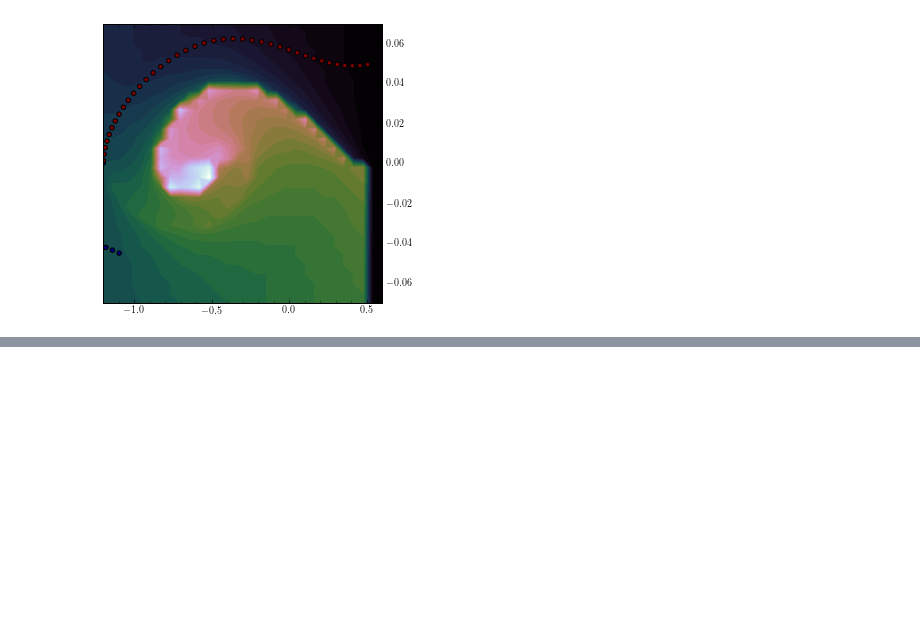
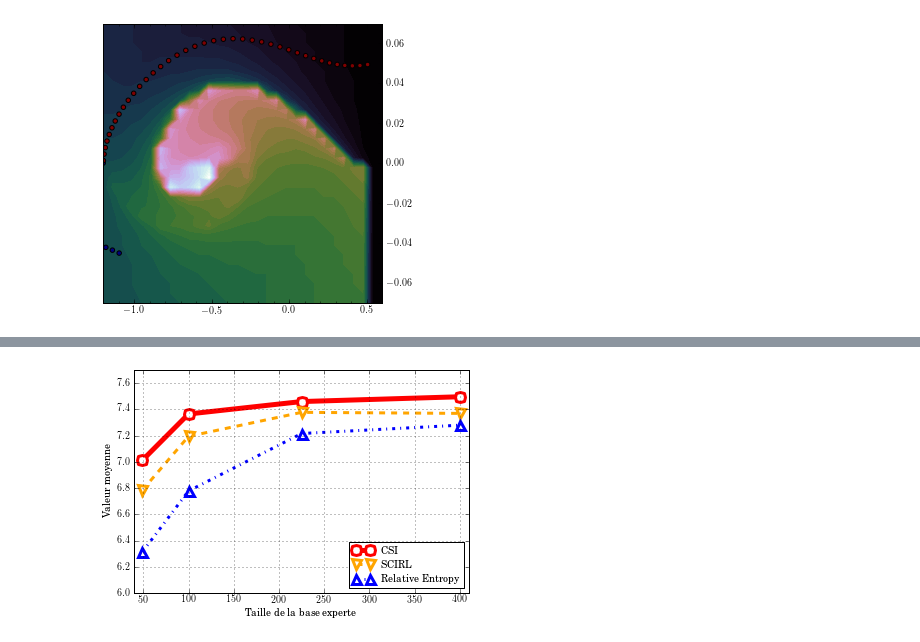
Before and after one commit to edouardklein/RL-and-IRL, a Jupyter notebook: Plot19.ipynb, the cells around one changed output, grey strips where cells are left out. Drawn from its saved outputs; the diff is of its cells as text; code cells hidden in the pictures; blank space fills up the shorter version.

```diff
--- a/Plot19.ipynb
+++ b/Plot19.ipynb
@@ -436,0 +537,13 @@ UnicodeEncodeError: 'ascii' codec can't encode character '\xe9' in position 308:
+# %%
+plot(Abcissas[-4:],array([x for x in map(mean,Y_CSI)])[-4:],"ro-",mec="r", mfc="w", lw=5, mew=3, ms=10, label=r"CSI")
+plot(Abcissas[-4:],array([x for x in map(mean,Y_SCIRL)])[-4:],"v--",color='orange',mec="orange", mfc="w", lw=3, mew=3, ms=9, label="SCIRL")
+plot(Abcissas[-4:],array([x for x in map(mean,Y_RE)])[-4:],"^-.",color='blue',mec="blue", mfc="w", lw=3, mew=3, ms=9, label=r"Relative Entropy")
+#axis([0,310,40,250])
+legend(loc='lower right')
+xlabel(r"Taille de la base experte")
+ylabel("Valeur moyenne")
+grid()
+axis([40,410,6,7.7])
+savefig("highway_csi2.pdf")
+# %% [output]
+[figure, added]
```
Also changed, not shown: parts of 4 cells of this notebook, 7 other files.
